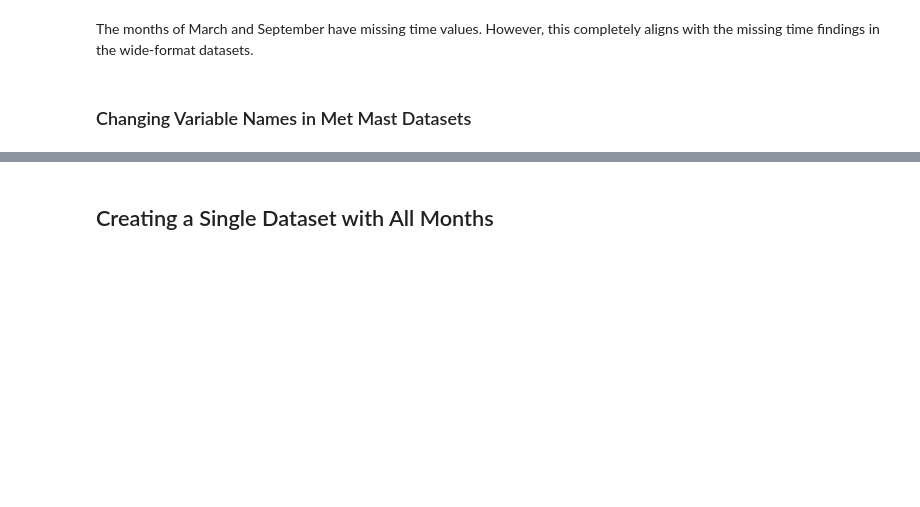
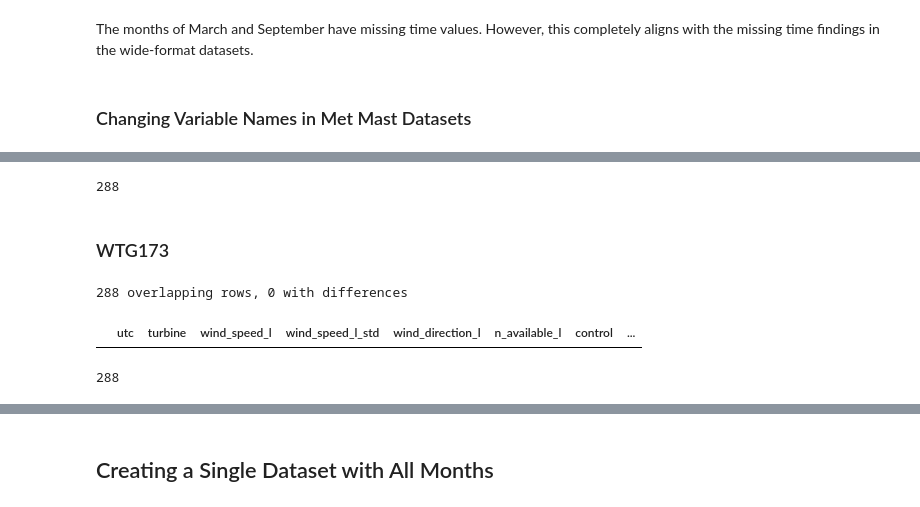
Before and after one commit to Aiden-Badalamenti3/CU-Capstone-Project, a Jupyter notebook: notebooks/carter_notebooks/data_cleaning.ipynb, the cells around one changed output, grey strips where cells are left out. Cells and saved outputs as stored; diff of their text form; code cells hidden in the pictures; blank space fills up the shorter version.

```diff
--- a/notebooks/carter_notebooks/data_cleaning.ipynb
+++ b/notebooks/carter_notebooks/data_cleaning.ipynb
@@ -248,0 +372,28 @@ sep_mm = rename_month_met2(sep_mm_raw)
+# %%
+# combining the dataframes while getting rid of duplicates
+WTG171_l = combine([WTG171_p1, WTG171_p2, WTG171_p3])
+
+# calculating number of removed observations (should match number of overlapping rows)
+WTG171_p1.shape[0] + WTG171_p2.shape[0] + WTG171_p3.shape[0] - WTG171_l.shape[0]
+# %% [output]
+288
+# %% [markdown]
+### WTG173
+# %%
+# setting the datetime and renaming dataframe variables
+WTG173_p1 = datetime_set(WTG173_part1, 'WTG173')
+WTG173_p2 = datetime_set(WTG173_part2, 'WTG173')
+
+# finding how many overlapping observations there are
+overlap(WTG173_p1, WTG173_p2)
+# %% [output]
+288 overlapping rows, 0 with differences
+|  | utc | turbine | wind_speed_l | wind_speed_l_std | wind_direction_l | n_available_l | control | ... |
+# %%
+# combining the dataframes while getting rid of duplicates
+WTG173_l = combine([WTG173_p1, WTG173_p2])
+
+# calculating number of removed observations (should match number of overlapping rows)
+WTG173_p1.shape[0] + WTG173_p2.shape[0] - WTG173_l.shape[0]
+# %% [output]
+288
```
Also changed, not shown: parts of 22 cells of this notebook.
